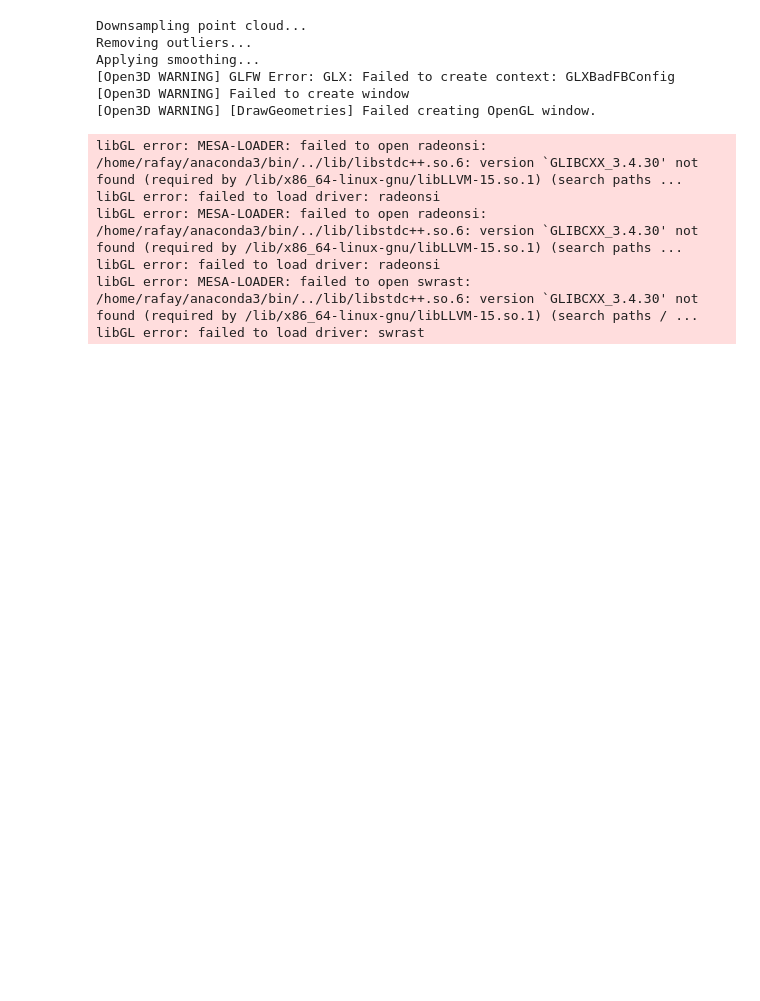
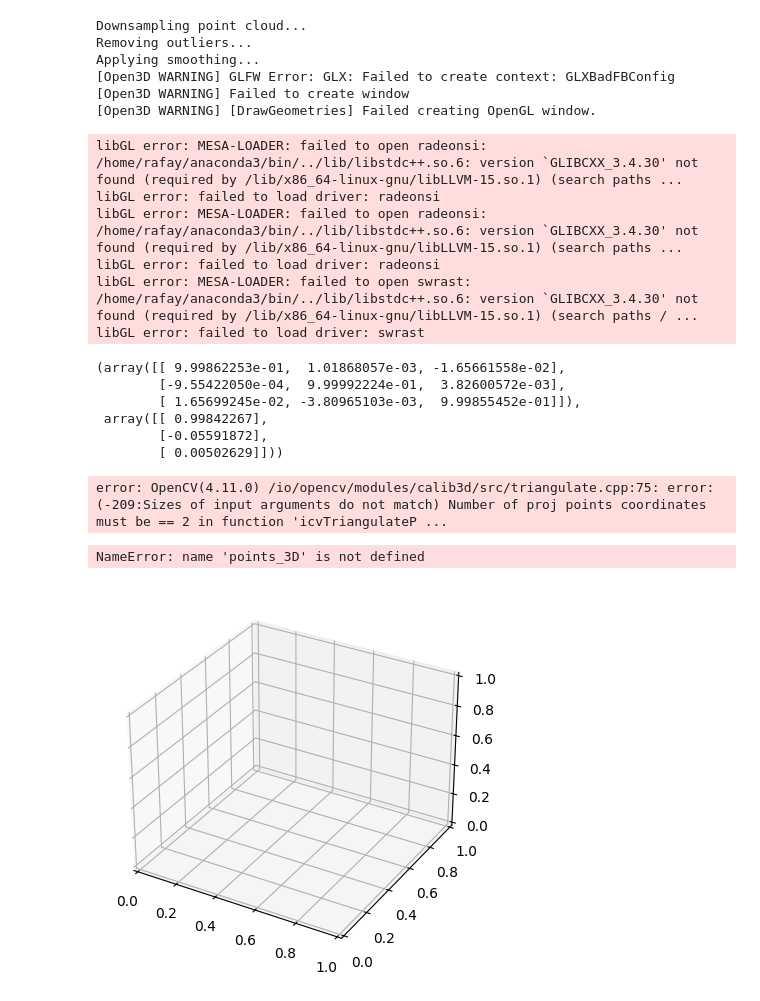
Before and after one commit to rafayaamirgull/stereo_reconstruction_cv, a Jupyter notebook: main.ipynb, the cells around one changed output. Drawn from its saved outputs; the diff is of its cells as text; code cells hidden in the pictures; blank space fills up the shorter version.

```diff
--- a/main.ipynb
+++ b/main.ipynb
@@ -764,0 +835,76 @@ libGL error: failed to load driver: swrast
+# %%
+sift = cv2.SIFT_create()
+
+# find the keypoints and descriptors with SIFT
+kp1, des1 = sift.detectAndCompute(cv2.cvtColor(img1, cv2.COLOR_BGR2GRAY), None)
+kp2, des2 = sift.detectAndCompute(cv2.cvtColor(img2, cv2.COLOR_BGR2GRAY), None)
+
+# Find point matches
+FLANN_INDEX_KDTREE = 0
+index_params = dict(algorithm=FLANN_INDEX_KDTREE, trees=5)
+search_params = dict(checks=50)
+flann = cv2.FlannBasedMatcher(index_params, search_params)
+matches = flann.knnMatch(des1, des2, k=2)
+# Apply Lowe's SIFT matching ratio test
+good = []
+for m, n in matches:
+    if m.distance < 0.8 * n.distance:
+        good.append(m)
+# %%
+# pts1 = np.float32([kp1[m.queryIdx].pt for m in matches]).reshape(-1, 1, 2)
+# pts2 = np.float32([kp2[m.trainIdx].pt for m in matches]).reshape(-1, 1, 2)
+
+src_pts = np.asarray([kp1[m.queryIdx].pt for m in good])
+dst_pts = np.asarray([kp2[m.trainIdx].pt for m in good])
+
+# Constrain matches to fit homography
+retval, mask = cv2.findHomography(src_pts, dst_pts, cv2.RANSAC, 100.0)
+mask = mask.ravel()
+
+# We select only inlier points
+pts1 = src_pts[mask == 1]
+pts2 = dst_pts[mask == 1]
+
+E, mask = cv2.findEssentialMat(
+    pts1, pts2, K, method=cv2.RANSAC, prob=0.999, threshold=1.0
+)
+
+_, R, t, _ = cv2.recoverPose(E, pts1, pts2, K, mask=mask)
+R, t
+# %% [output]
+(array([[ 9.99862253e-01,  1.01868057e-03, -1.65661558e-02],
+        [-9.55422050e-04,  9.99992224e-01,  3.82600572e-03],
+        [ 1.65699245e-02, -3.80965103e-03,  9.99855452e-01]]),
+ array([[ 0.99842267],
+        [-0.05591872],
+        [ 0.00502629]]))
+# %%
+# Build the projection matrices for the two cameras
+P1 = np.hstack((np.eye(3), np.zeros((3, 1))))
+P2 = np.hstack((R, t))
+
+# Convert the projection matrices to the camera coordinate system
+P1 = K @ P1
+P2 = K @ P2
+
+# Triangulate the 3D points
+points_4D = cv2.triangulatePoints(P1, P2, pts1, pts2)
+points_3D = points_4D / points_4D[3]  # Convert from homogeneous to Cartesian coordinates
+points_3D = points_3D[:3, :].T
+# %% [output]
+error: OpenCV(4.11.0) /io/opencv/modules/calib3d/src/triangulate.cpp:75: error: (-209:Sizes of input arguments do not match) Number of proj points coordinates must be == 2 in function 'icvTriangulateP ...
+# %%
+fig = plt.figure()
+ax = fig.add_subplot(111, projection='3d')
+
+# Plot the 3D points
+ax.scatter(points_3D[:, 0], points_3D[:, 1], points_3D[:, 2], marker='o', s=5, c='r', alpha=0.5)
+
+# Configure the plot
+ax.set_xlabel('X')
+ax.set_ylabel('Y')
+ax.set_zlabel('Z')
+plt.show()
+# %% [output]
+NameError: name 'points_3D' is not defined
+[figure, added]
```
Also changed, not shown: parts of 20 cells of this notebook, 11 other files.
